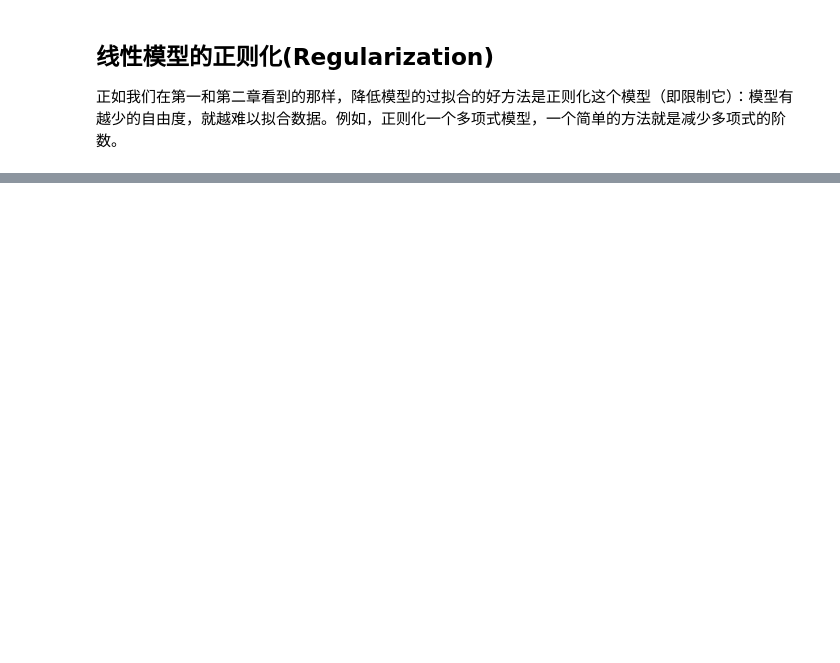
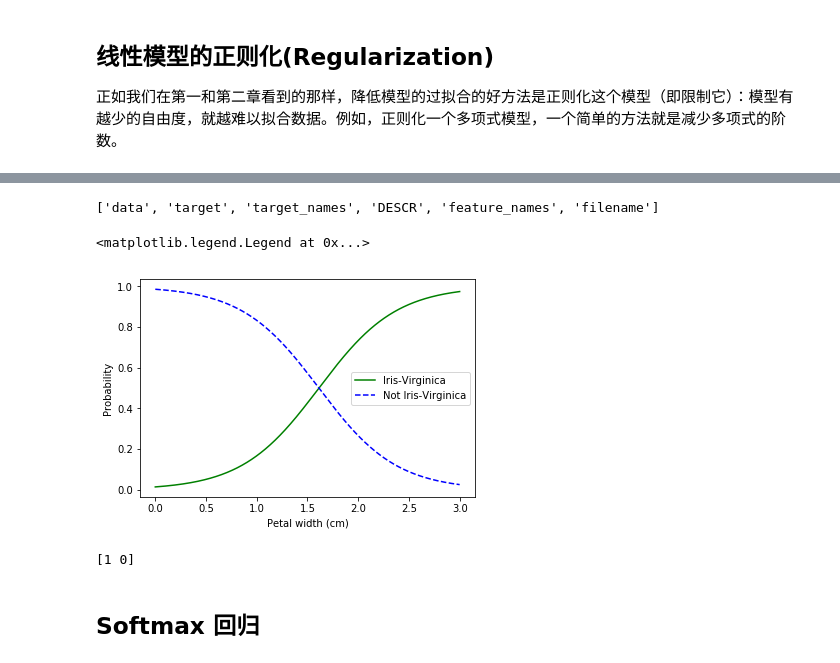
Before and after one commit to Weizhuo-Zhang/ML_coursera, a Jupyter notebook: hands_on_ML/4_training_model.ipynb, the cells around one changed output, grey strips where cells are left out. Drawn from its saved outputs; the diff is of its cells as text; code cells hidden in the pictures; blank space fills up the shorter version.

Commit message:
Softmax page 127 chapter 4

```diff
--- a/hands_on_ML/4_training_model.ipynb
+++ b/hands_on_ML/4_training_model.ipynb
@@ -325,0 +384,30 @@ $$J(\theta)=MSE(\theta)+\alpha\sum_{i=1}^{n}\left|\theta_i\right|$$
+# %%
+from sklearn import datasets
+iris = datasets.load_iris()
+print(list(iris.keys()))
+X = iris["data"][:, 3:]
+y = (iris["target"] == 2).astype(np.int)
+# %% [output]
+['data', 'target', 'target_names', 'DESCR', 'feature_names', 'filename']
+# %%
+from sklearn.linear_model import LogisticRegression
+
+log_reg = LogisticRegression()
+log_reg.fit(X, y)
+
+X_new = np.linspace(0, 3, 1000).reshape(-1, 1)
+y_proba = log_reg.predict_proba(X_new)
+plt.plot(X_new, y_proba[:, 1], "g-", label="Iris-Virginica")
+plt.plot(X_new, y_proba[:, 0], "b--", label="Not Iris-Virginica")
+plt.xlabel("Petal width (cm)")
+plt.ylabel("Probability")
+plt.legend()
+# %% [output]
+<matplotlib.legend.Legend at 0x...>
+[figure, added]
+# %%
+print(log_reg.predict([[1.7], [1.5]]))
+# %% [output]
+[1 0]
+# %% [markdown]
+## Softmax 回归
```
Also changed, not shown: parts of 26 cells of this notebook.
